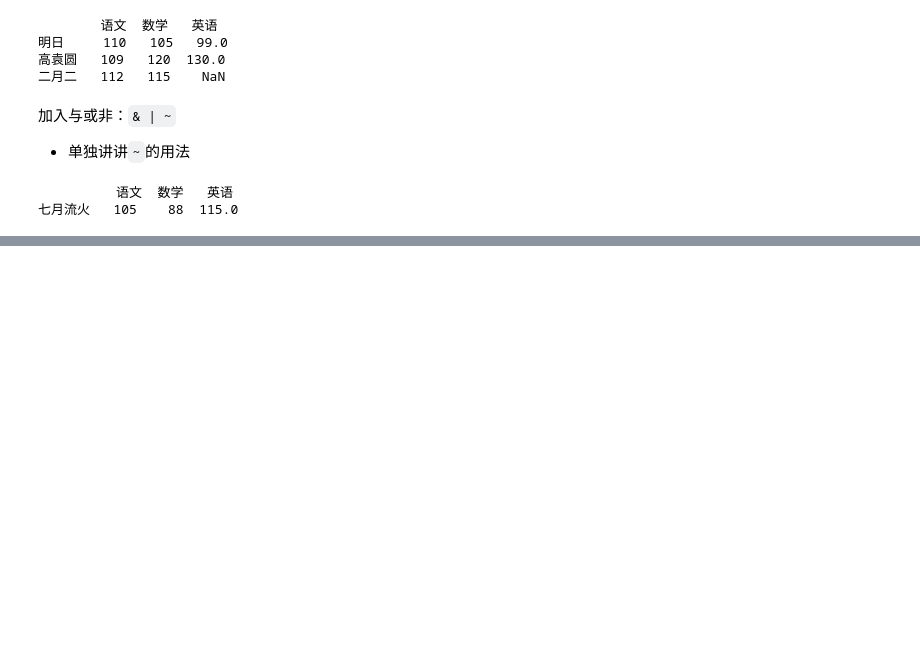
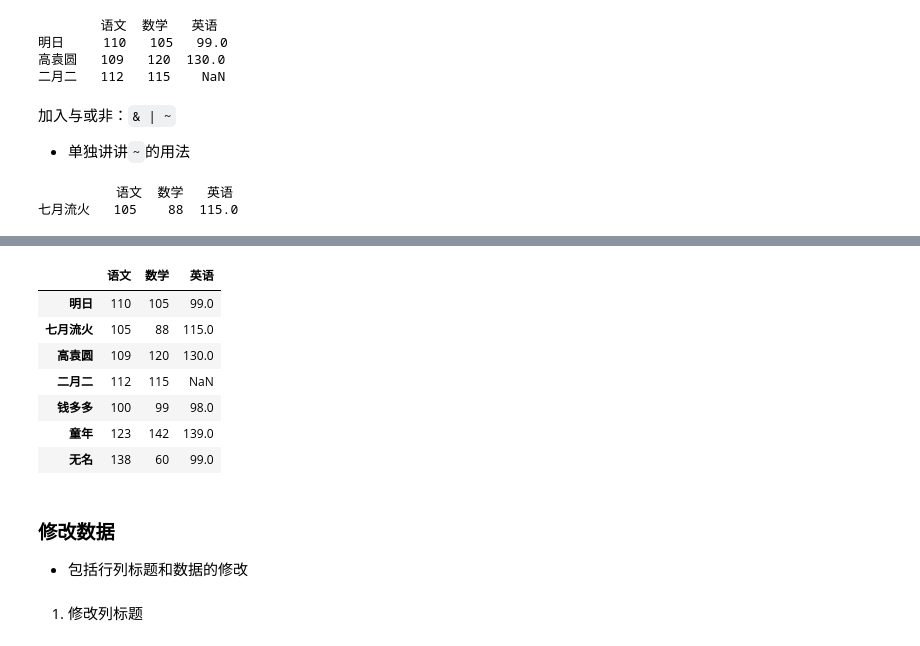
Before and after one commit to Jacob-xyb/Data-analysis-from-introduction-to-practice, a Jupyter notebook: Pandas_Introduction.ipynb, the cells around one changed output, grey strips where cells are left out. Cells and saved outputs as stored; diff of their text form; code cells hidden in the pictures; blank space fills up the shorter version.

```diff
--- a/Pandas_Introduction.ipynb
+++ b/Pandas_Introduction.ipynb
@@ -1146,0 +1149,8 @@ print(df4_2[judge])
+# %%
+import pandas as pd
+pd.set_option('display.unicode.east_asian_width', True)
+data = [[110, 105, 99], [105, 88, 115], [109, 120, 130], [112, 115]]
+name = ['明日', '七月流火', '高袁圆', '二月二']
+columns = ['语文', '数学', '英语']
+df4_3 = pd.DataFrame(data=data, index=name, columns=columns)
+df4_3
@@ -1146,0 +1215,23 @@ print(df4_2[judge])
+# %%
+# （2）增加多行数据
+# 主要使用字典并结合append方法实现
+# df 向下 增加 df
+dict_insert = {'语文':[100,123,138],'数学':[99,142,60],'英语':[98,139,99]}
+df_insert = pd.DataFrame(dict_insert, index=['钱多多','童年','无名'])
+df431_5 = df4_3.copy(deep=True)
+df431_5 = df431_5.append(df_insert)
+df431_5
+# %% [output]
+|  | 语文 | 数学 | 英语 |
+| 明日 | 110 | 105 | 99.0 |
+| 七月流火 | 105 | 88 | 115.0 |
+| 高袁圆 | 109 | 120 | 130.0 |
+| 二月二 | 112 | 115 | NaN |
+| 钱多多 | 100 | 99 | 98.0 |
+| 童年 | 123 | 142 | 139.0 |
+| 无名 | 138 | 60 | 99.0 |
+# %% [markdown]
+### 修改数据
+- 包括行列标题和数据的修改
+# %% [markdown]
+1. 修改列标题
```
Also changed, not shown: parts of 18 cells of this notebook, 6 other files.
